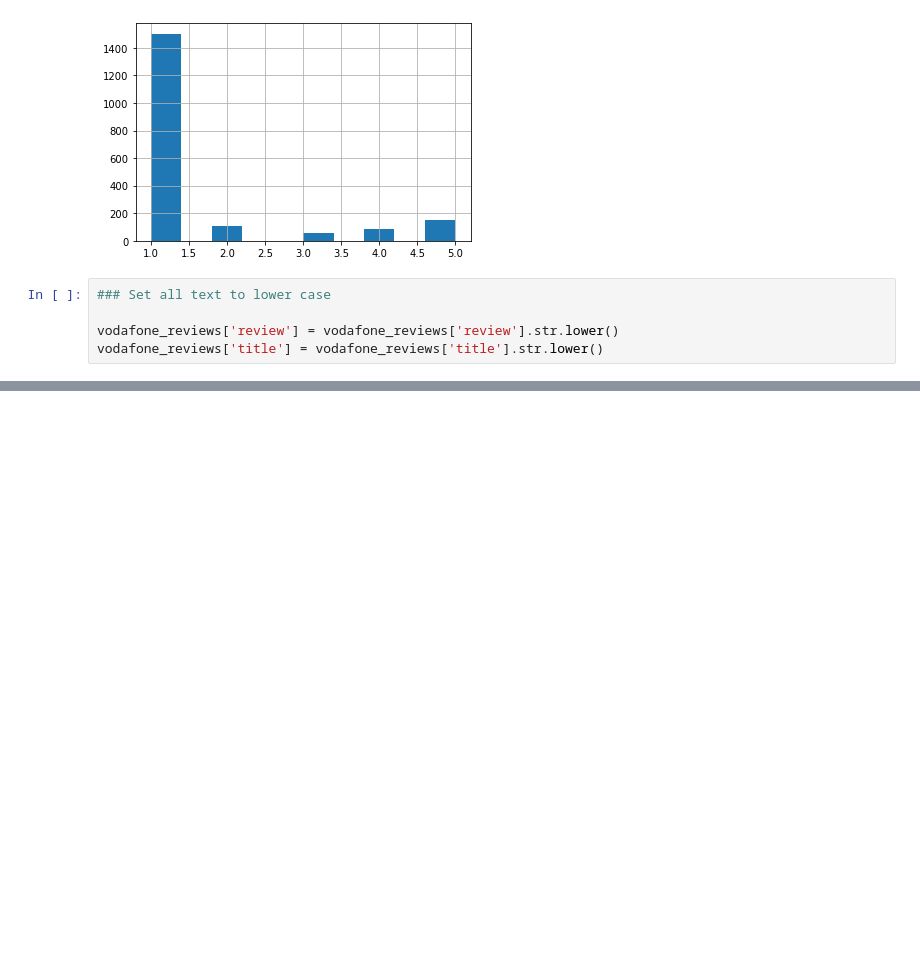
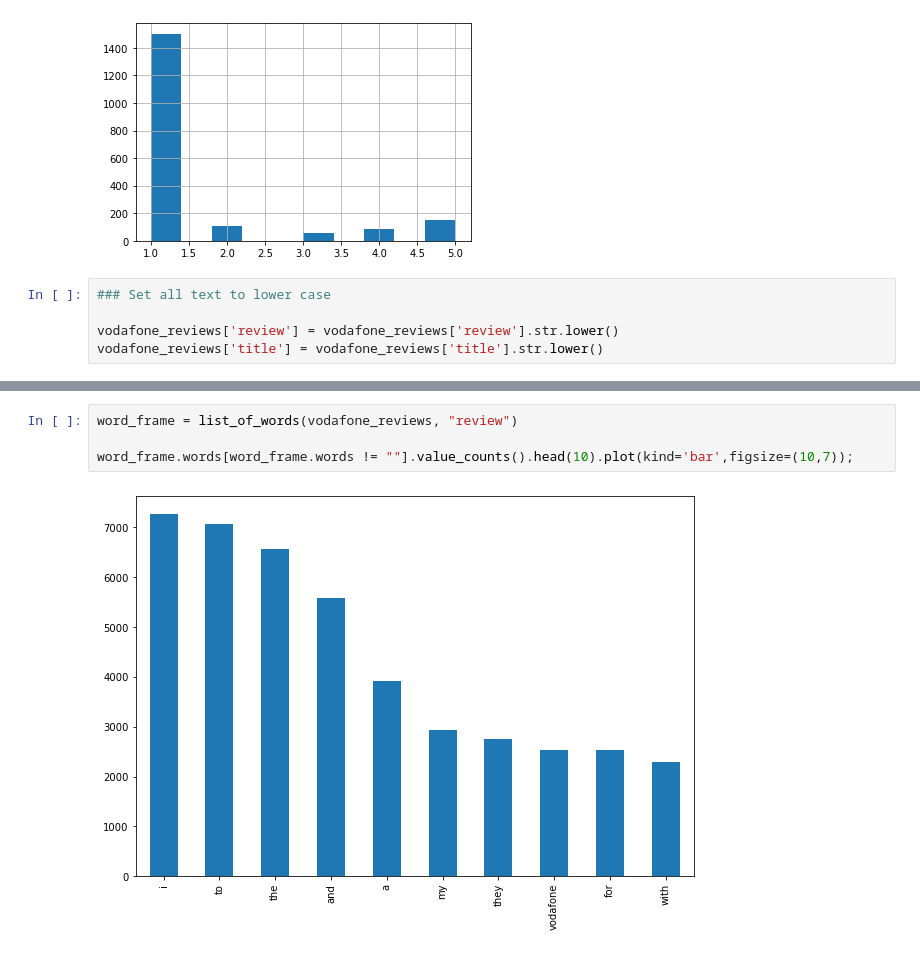
Before and after one commit to NikkiSarah/MA5853-54-Projects, a Jupyter notebook: DS Proj 1 HTML Miner.ipynb, the cells around one changed output, grey strips where cells are left out. Drawn from its saved outputs; the diff is of its cells as text; blank space fills up the shorter version.

```diff
--- a/DS Proj 1 HTML Miner.ipynb
+++ b/DS Proj 1 HTML Miner.ipynb
@@ -144,0 +163,6 @@ word_frame["words"].value_counts().tail(50).plot(kind='bar',figsize=(5,3))
+# %%
+word_frame = list_of_words(vodafone_reviews, "review")
+
+word_frame.words[word_frame.words != ""].value_counts().head(10).plot(kind='bar',figsize=(10,7));
+# %% [output]
+[figure, added]
```
Also changed, not shown: parts of 8 cells of this notebook, 2 other files.
